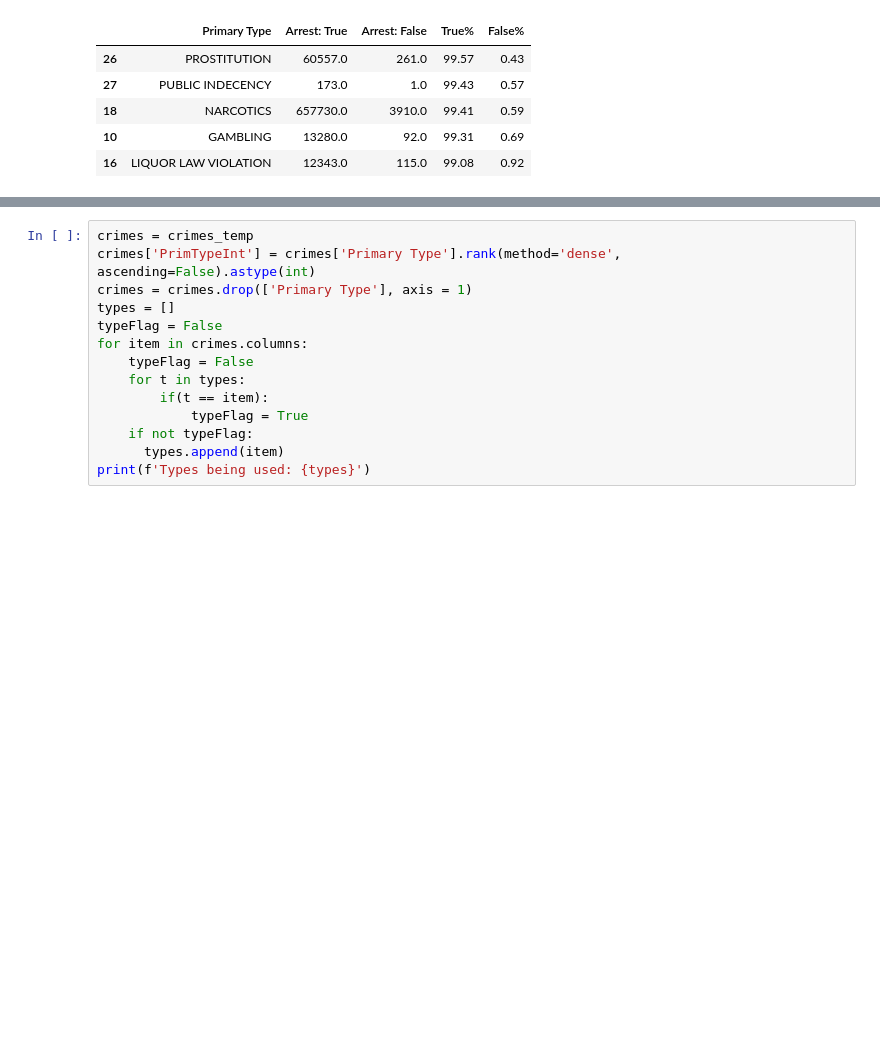
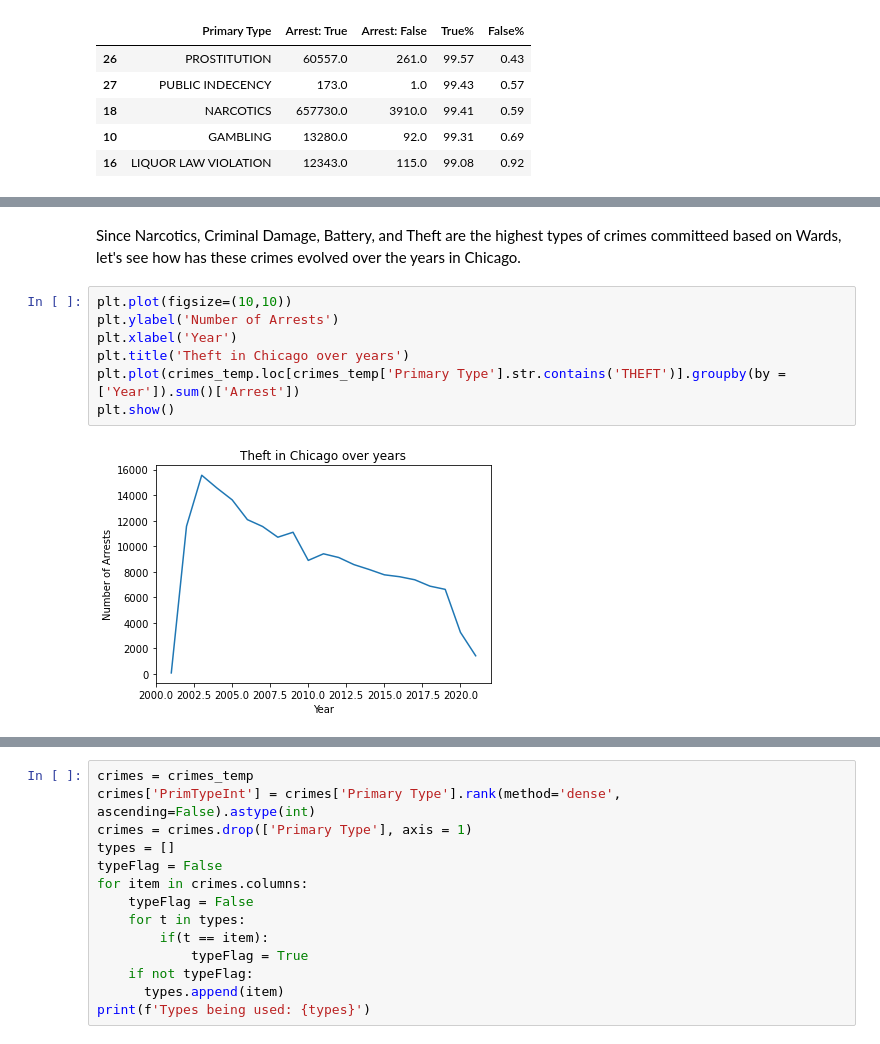
Before and after one commit to jimitbhalavat/CS435TermProject, a Jupyter notebook: TermProject.ipynb, the cells around one changed output, grey strips where cells are left out. Cells and saved outputs as stored; diff of their text form; blank space fills up the shorter version.

```diff
--- a/TermProject.ipynb
+++ b/TermProject.ipynb
@@ -99,0 +106,11 @@ ward
+# %% [markdown]
+Since Narcotics, Criminal Damage, Battery, and Theft are the highest types of crimes committeed based on Wards, let's see how has these crimes evolved over the years in Chicago.
+# %%
+plt.plot(figsize=(10,10))
+plt.ylabel('Number of Arrests')
+plt.xlabel('Year')
+plt.title('Theft in Chicago over years')
+plt.plot(crimes_temp.loc[crimes_temp['Primary Type'].str.contains('THEFT')].groupby(by = ['Year']).sum()['Arrest'])
+plt.show()
+# %% [output]
+[figure, added]
```
Also changed, not shown: parts of 6 cells of this notebook.
